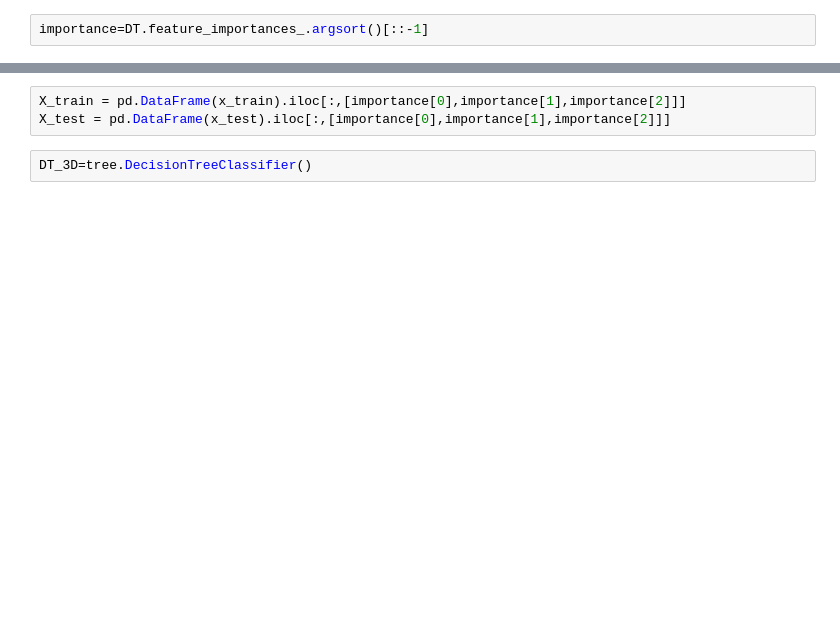
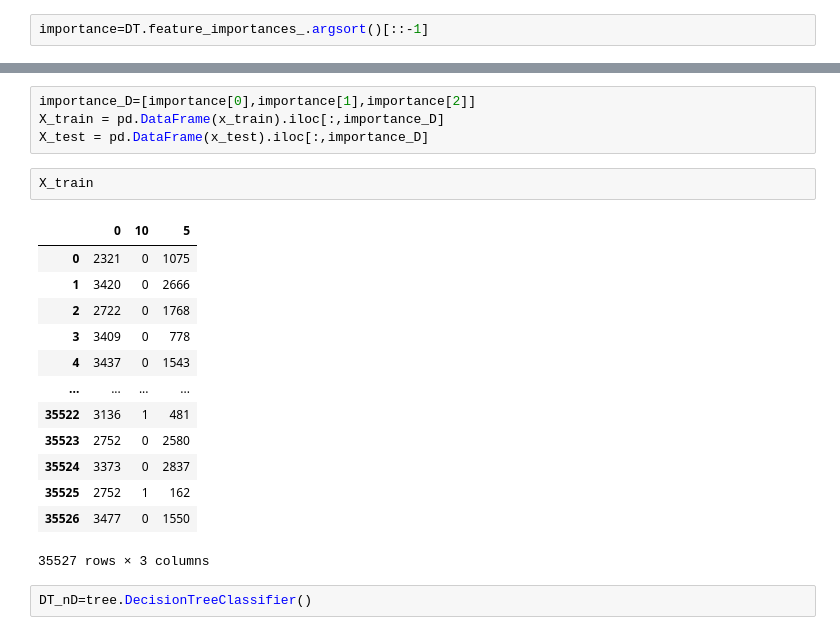
Before and after one commit to jae-yong-2/ML_STUDY, a Jupyter notebook: DT.ipynb, the cells around one changed output, grey strips where cells are left out. Saved outputs shown, nothing was run; the diff lists cells and outputs as text; blank space fills up the shorter version.

```diff
--- a/DT.ipynb
+++ b/DT.ipynb
@@ -63,6 +101,23 @@ array([27, 20,  4, 21, 23,  9, 26, 18, 24,  5, 13, 10,  2,  1,  3,  6,  7,
 # %%
-X_train = pd.DataFrame(x_train).iloc[:,[importance[0],importance[1],importance[2]]]
-X_test = pd.DataFrame(x_test).iloc[:,[importance[0],importance[1],importance[2]]]
+importance_D=[importance[0],importance[1],importance[2]]
+X_train = pd.DataFrame(x_train).iloc[:,importance_D]
+X_test = pd.DataFrame(x_test).iloc[:,importance_D]
+# %%
+X_train
+# %% [output]
+|  | 0 | 10 | 5 |
+| 0 | 2321 | 0 | 1075 |
+| 1 | 3420 | 0 | 2666 |
+| 2 | 2722 | 0 | 1768 |
+| 3 | 3409 | 0 | 778 |
+| 4 | 3437 | 0 | 1543 |
+| ... | ... | ... | ... |
+| 35522 | 3136 | 1 | 481 |
+| 35523 | 2752 | 0 | 2580 |
+| 35524 | 3373 | 0 | 2837 |
+| 35525 | 2752 | 1 | 162 |
+| 35526 | 3477 | 0 | 1550 |
+35527 rows × 3 columns
 # %%
-DT_3D=tree.DecisionTreeClassifier()
+DT_nD=tree.DecisionTreeClassifier()
 # %%
```
Also changed, not shown: parts of 30 cells of this notebook.
